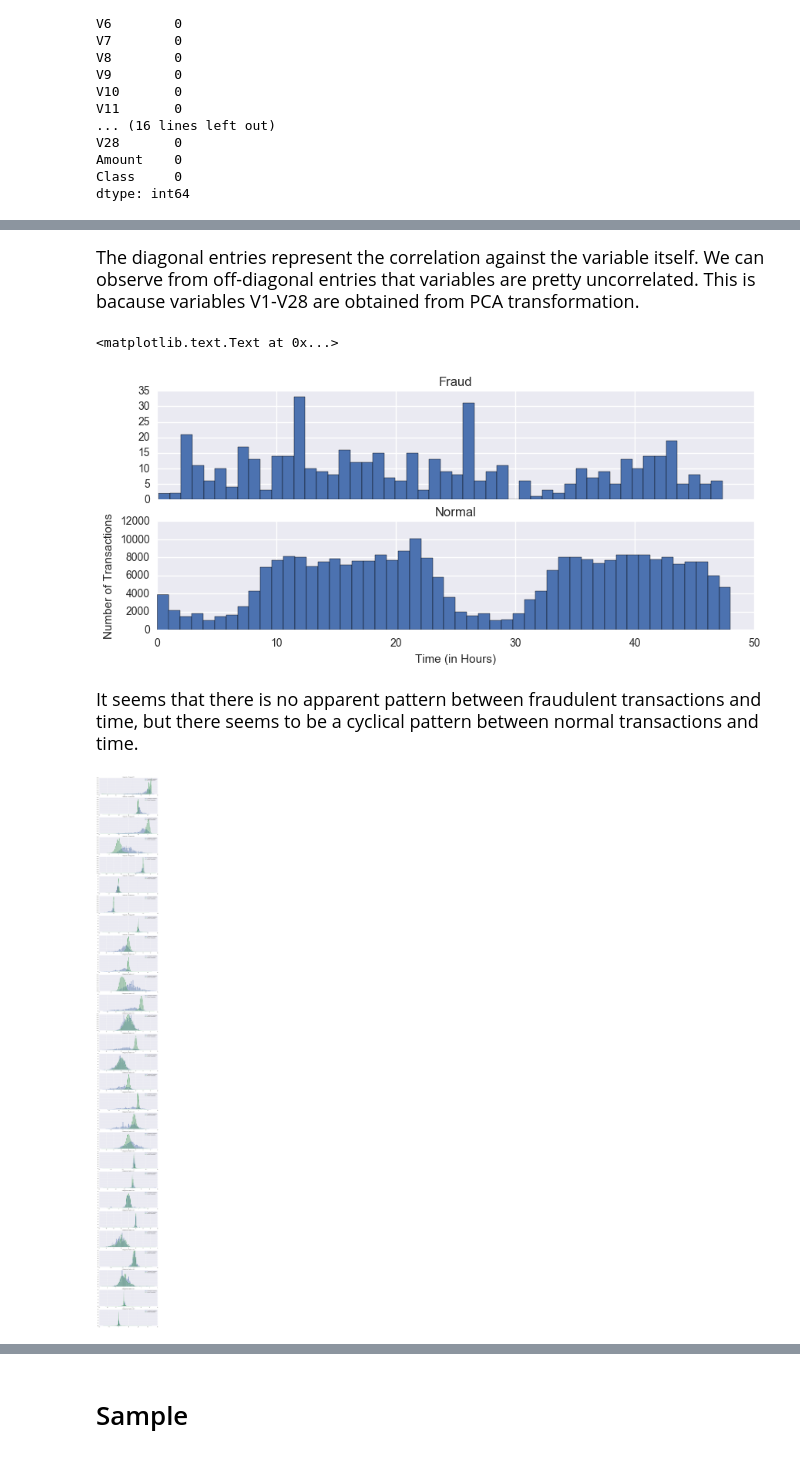
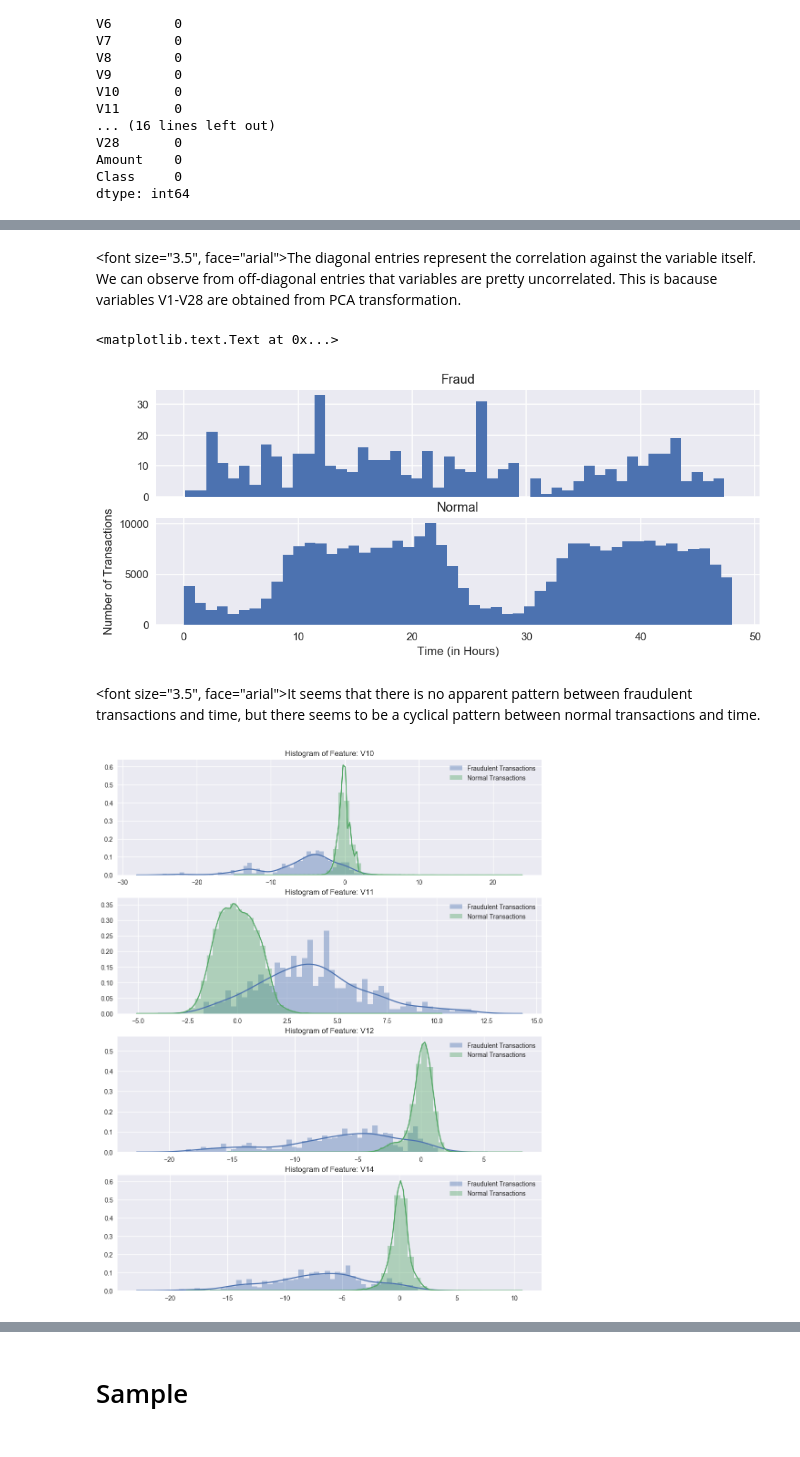
Before and after one commit to guanyu917/Fraud-Detection, a Jupyter notebook: Credit Card Fraud Transaction Detection.ipynb, the cells around one changed output, grey strips where cells are left out. Cells and saved outputs as stored; diff of their text form; code cells hidden in the pictures.

```diff
--- a/Credit Card Fraud Transaction Detection.ipynb
+++ b/Credit Card Fraud Transaction Detection.ipynb
@@ -24,5 +24,5 @@ from sklearn.ensemble import RandomForestClassifier, VotingClassifier
 # Inline graph demonstration.
 %matplotlib inline
 # %%
-data = pd.read_csv("/Users/Aaron/Desktop/STA141C/Final Project/creditcard.csv")
+data = pd.read_csv("/Users/ray/Google Drive/STA 141C/creditcard.csv")
 # %% [markdown]
@@ -141,9 +138,9 @@ sns.heatmap(data.corr(method = "pearson"))
 # %% [markdown]
-<font size="4">The diagonal entries represent the correlation against the variable itself. We can observe from off-diagonal entries that variables are pretty uncorrelated. This is bacause variables V1-V28 are obtained from PCA transformation.</font>
+<font size="3.5", face="arial">The diagonal entries represent the correlation against the variable itself. We can observe from off-diagonal entries that variables are pretty uncorrelated. This is bacause variables V1-V28 are obtained from PCA transformation.</font>
 # %%
 # Plot the number of transactions against time.
 
-f, (ax1, ax2) = plt.subplots(2, 1, sharex = True, figsize = (10, 4), dpi = 100)
+f, (ax1, ax2) = plt.subplots(2, 1, sharex = True, figsize = (10, 4), dpi = 110)
 
 bins = 50
 
@@ -157,22 +154,22 @@ plt.xlabel("Time (in Hours)")
 plt.ylabel("Number of Transactions")
 # %% [output]
 <matplotlib.text.Text at 0x...>
-[figure, old version]
+[figure, new version]
 # %% [markdown]
-<font size="4">It seems that there is no apparent pattern between fraudulent transactions and time, but there seems to be a cyclical pattern between normal transactions and time.</font>
+<font size="3.5", face="arial">It seems that there is no apparent pattern between fraudulent transactions and time, but there seems to be a cyclical pattern between normal transactions and time.</font>
 # %%
 # Plot the distribution of variables for normal transactions and fraudulent transactions, respectively.
 
-v_features = data.iloc[:, 1:-2].columns
+v_features = data.iloc[:, [10, 11, 12, 14]].columns
 
 plt.figure(figsize = (12, 28*4), dpi = 100)
 gs = gridspec.GridSpec(28, 1)
 for i, feature in enumerate(data[v_features]):
     ax = plt.subplot(gs[i])
-    sns.distplot(data[feature][data.Class == 1], bins = 50, label ="Fraudulent Transactions")
-    sns.distplot(data[feature][data.Class == 0], bins = 50, label ="Normal Transactions")
+    sns.distplot(data[feature][data.Class == 1], bins = 50, label = "Fraudulent Transactions")
+    sns.distplot(data[feature][data.Class == 0], bins = 50, label = "Normal Transactions")
     ax.set_xlabel("")
     ax.set_title("Histogram of Feature: "+str(feature))
     plt.legend()
 # %% [output]
-[figure, old version]
+[figure, new version]
```
Also changed, not shown: parts of 18 cells of this notebook.
